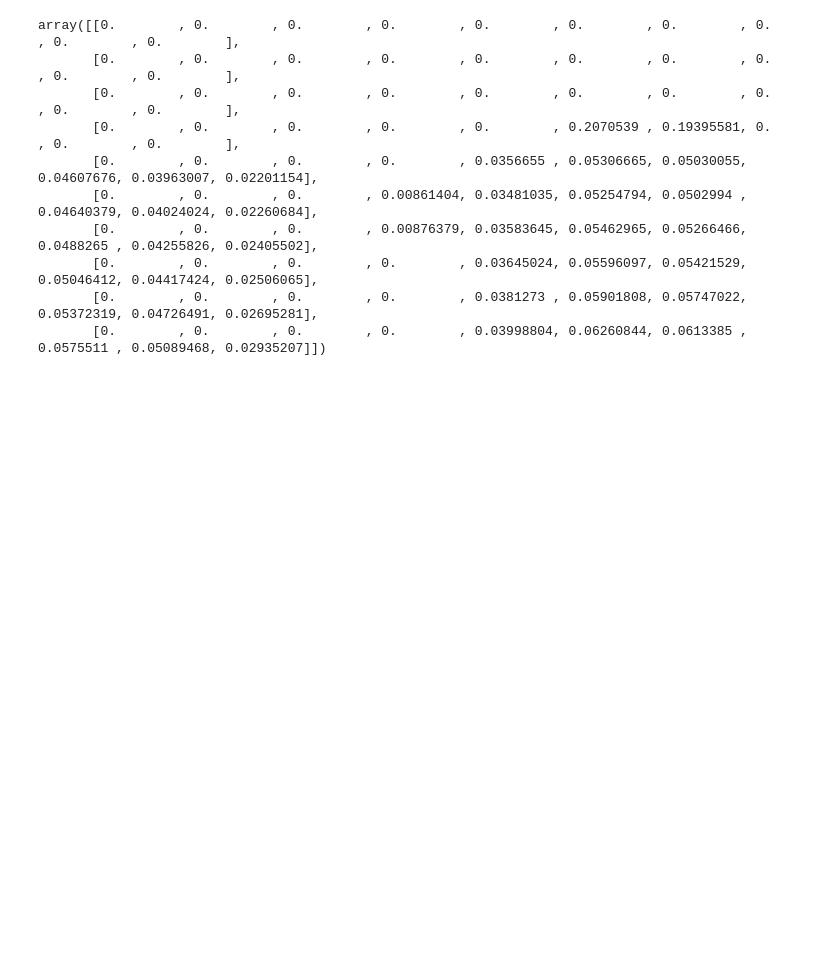
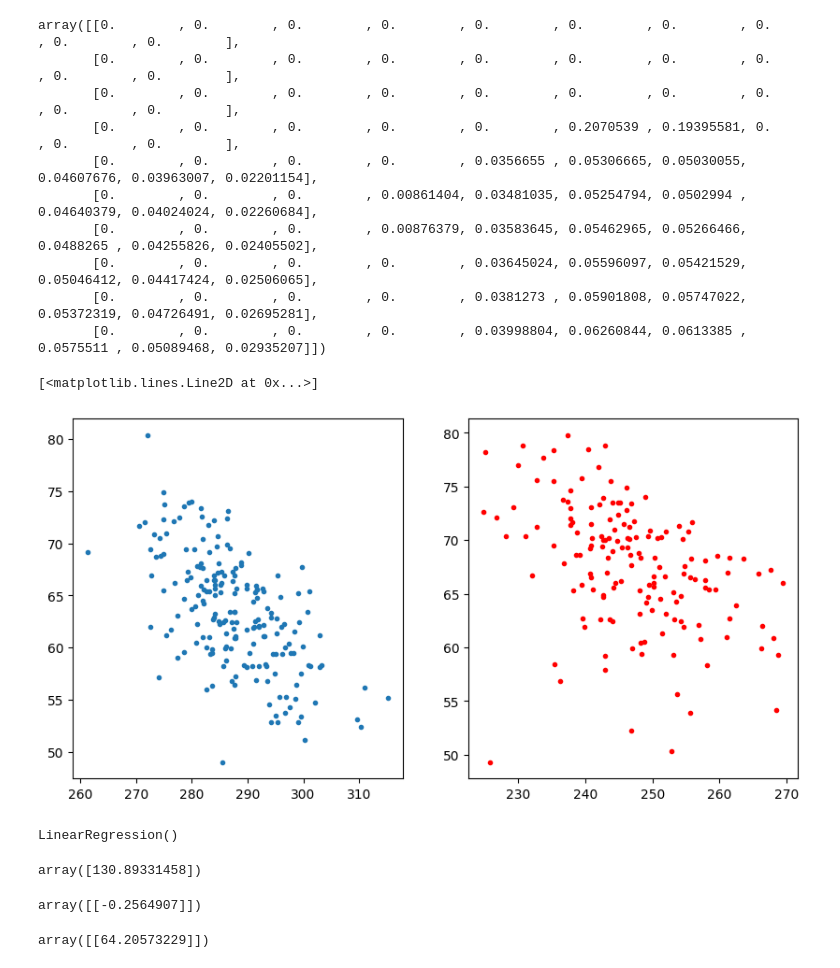
Before and after one commit to 1101AlexZab1011/SpatialMemory, a Jupyter notebook: dev/BB_prep_makeWTS_new.ipynb, the cells around one changed output. Saved outputs shown, nothing was run; the diff lists cells and outputs as text; code cells hidden in the pictures; blank space fills up the shorter version.

```diff
--- a/dev/BB_prep_makeWTS_new.ipynb
+++ b/dev/BB_prep_makeWTS_new.ipynb
@@ -3345,3 +3345,52 @@ array([[0.        , 0.        , 0.        , 0.        , 0.        , 0.        ,
        [0.        , 0.        , 0.        , 0.        , 0.03645024, 0.05596097, 0.05421529, 0.05046412, 0.04417424, 0.02506065],
        [0.        , 0.        , 0.        , 0.        , 0.0381273 , 0.05901808, 0.05747022, 0.05372319, 0.04726491, 0.02695281],
        [0.        , 0.        , 0.        , 0.        , 0.03998804, 0.06260844, 0.0613385 , 0.0575511 , 0.05089468, 0.02935207]])
+# %%
+import pandas as pd
+
+file_path = '/home/user/Downloads/pgalpga2008.dat'
+delimiter = ' '
+df = pd.read_csv(file_path, delimiter=delimiter, header=None)[[3, 7, 14]]
+
+df['gender'] = df[14]
+df['gender'] -= 1
+df.drop(columns=[14], inplace=True)
+df['distance'] = df[3]
+df.drop(columns=[3], inplace=True)
+df['accuracy'] = df[7]
+df.drop(columns=[7], inplace=True)
+# %%
+import matplotlib.pyplot as plt
+
+male = df[df.gender == 1]
+female = df[df.gender == 0]
+
+fig, (ax1, ax2) = plt.subplots(1, 2, figsize=(10, 5))
+
+ax1.plot(male.distance, male.accuracy, '.')
+ax2.plot(female.distance, female.accuracy, '.r')
+# %% [output]
+[<matplotlib.lines.Line2D at 0x...>]
+[figure, added]
+# %%
+from sklearn.linear_model import LinearRegression
+model = LinearRegression()
+X = female.distance.values.reshape(-1, 1)
+y = female.accuracy.values.reshape(-1, 1)
+model.fit(X, y)
+# %% [output]
+LinearRegression()
+# %%
+model.intercept_
+# %% [output]
+array([130.89331458])
+# %%
+model.coef_
+# %% [output]
+array([[-0.2564907]])
+# %%
+import numpy as np
+
+model.predict(np.array([[260],]))
+# %% [output]
+array([[64.20573229]])
```
Also changed, not shown: parts of 5 cells of this notebook, 9 other files.
